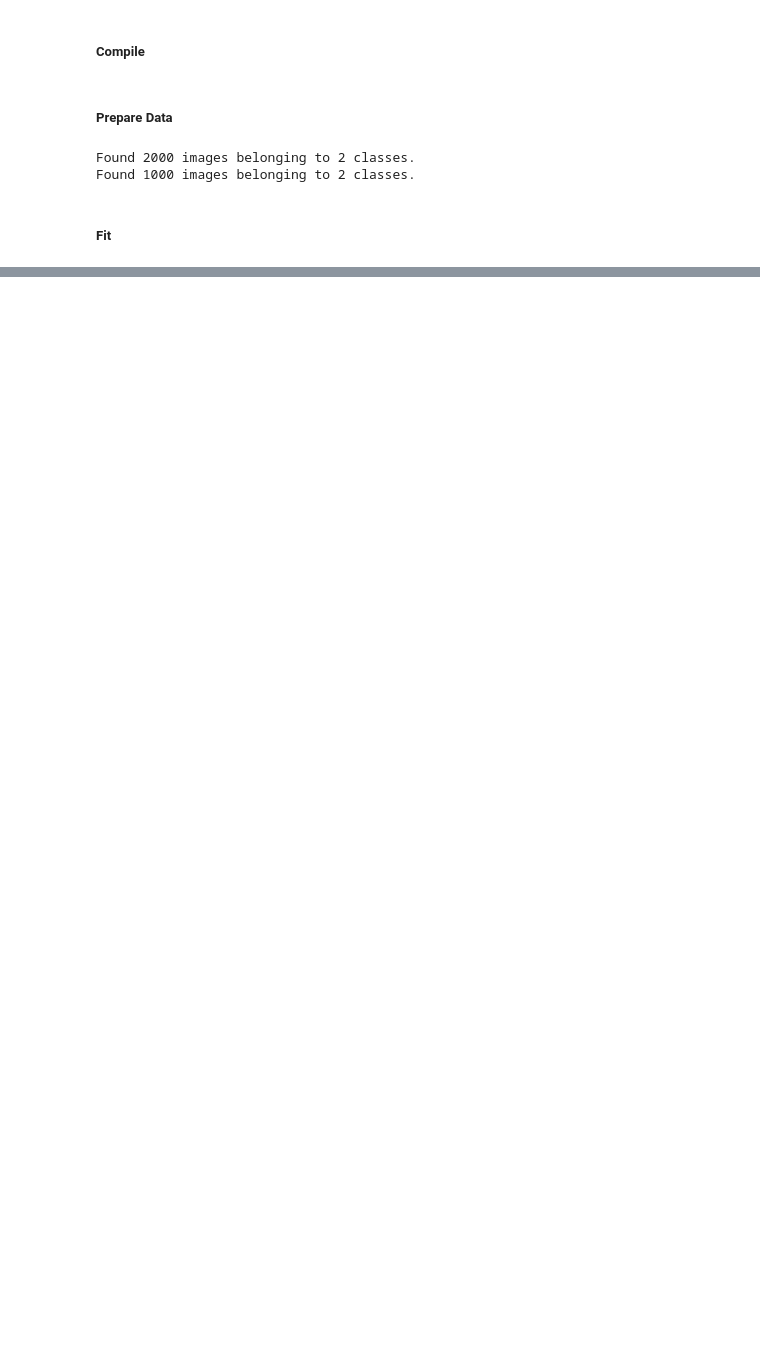
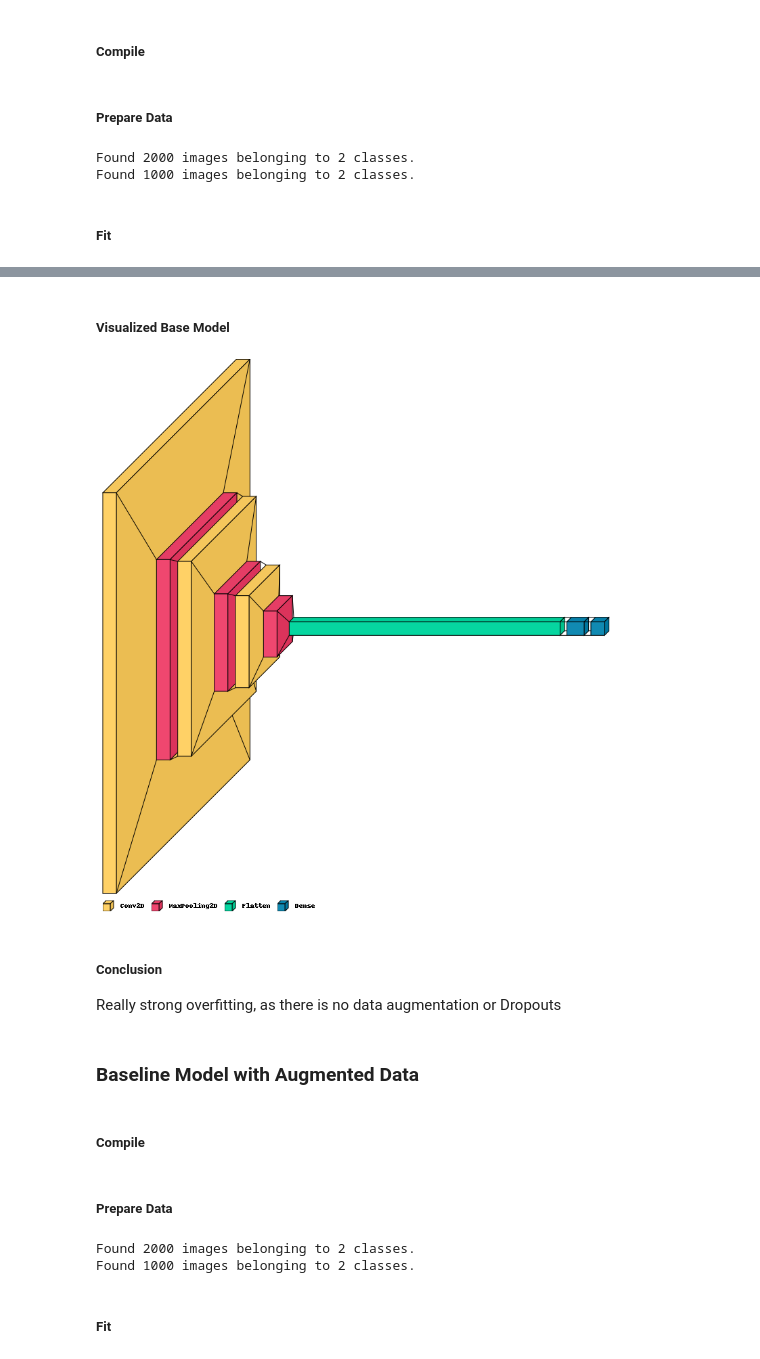
Before and after one commit to schneialexan/deep-learning, a Jupyter notebook: Hausaufgaben/Blatt 3/HA03.ipynb, the cells around one changed output, grey strips where cells are left out. Cells and saved outputs as stored; diff of their text form; code cells hidden in the pictures; blank space fills up the shorter version.

```diff
--- a/Hausaufgaben/Blatt 3/HA03.ipynb
+++ b/Hausaufgaben/Blatt 3/HA03.ipynb
@@ -132,0 +218,11 @@ Found 1000 images belonging to 2 classes.
+# %% [markdown]
+##### Visualized Base Model
+# %%
+visualkeras.layered_view(baseline_model, legend=True).show()
+# %% [output]
+[figure, added]
+# %% [markdown]
+##### Conclusion
+Really strong overfitting, as there is no data augmentation or Dropouts
+# %% [markdown]
+### Baseline Model with Augmented Data
@@ -132,0 +231,2 @@ Found 1000 images belonging to 2 classes.
+# %% [markdown]
+##### Compile
@@ -132,0 +237,26 @@ Found 1000 images belonging to 2 classes.
+# %% [markdown]
+##### Prepare Data
+# %%
+train_datagen = tf.keras.preprocessing.image.ImageDataGenerator(
+                                                                rescale=1./255,
+                                                                rotation_range=40,
+                                                                width_shift_range=0.2,
+                                                                height_shift_range=0.2,
+                                                                shear_range=0.2,
+                                                                zoom_range=0.2,
+                                                                horizontal_flip=True
+                                                             )
+test_datagen = tf.keras.preprocessing.image.ImageDataGenerator(rescale=1./255)
+train_gen = train_datagen.flow_from_directory(train_dir,
+                                       target_size = TARGET_SIZE,
+                                       batch_size = BATCH_SIZE,
+                                       class_mode = 'binary')
+val_gen = test_datagen.flow_from_directory(validation_dir,
+                                      target_size = TARGET_SIZE,
+                                      batch_size = BATCH_SIZE,
+                                      class_mode = 'binary')
+# %% [output]
+Found 2000 images belonging to 2 classes.
+Found 1000 images belonging to 2 classes.
+# %% [markdown]
+##### Fit
```
Also changed, not shown: parts of 75 cells of this notebook, 27 other files.
